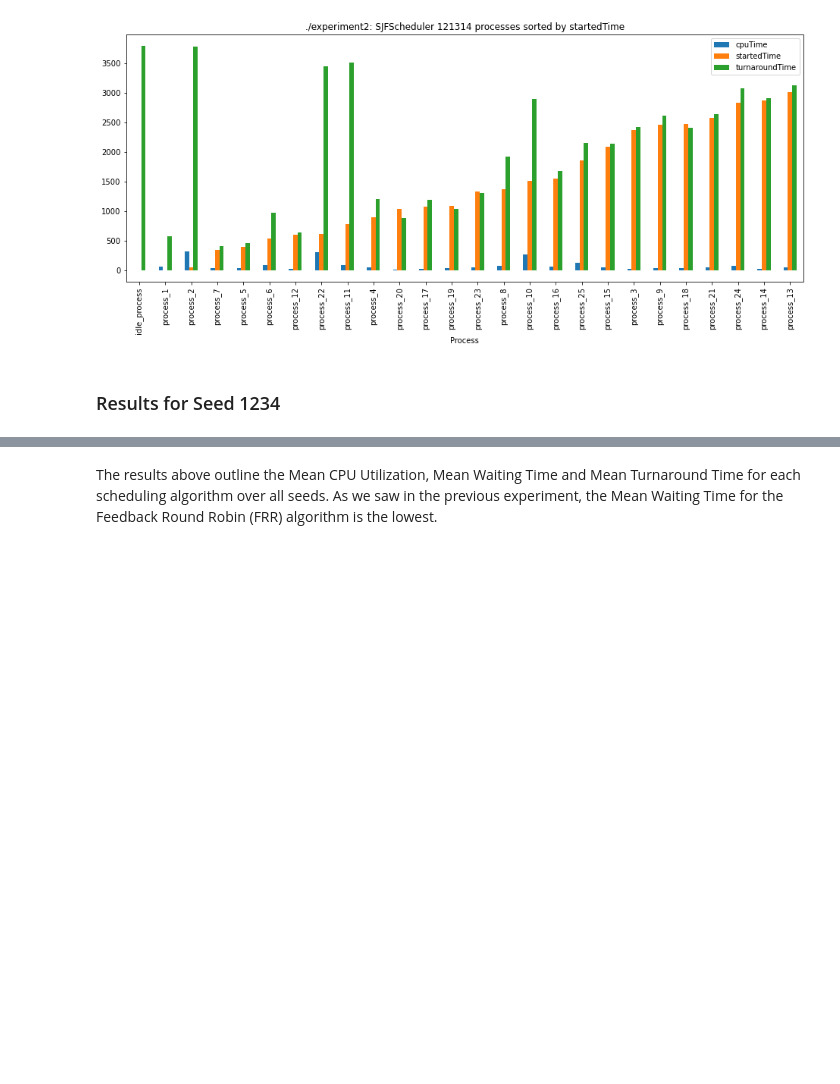
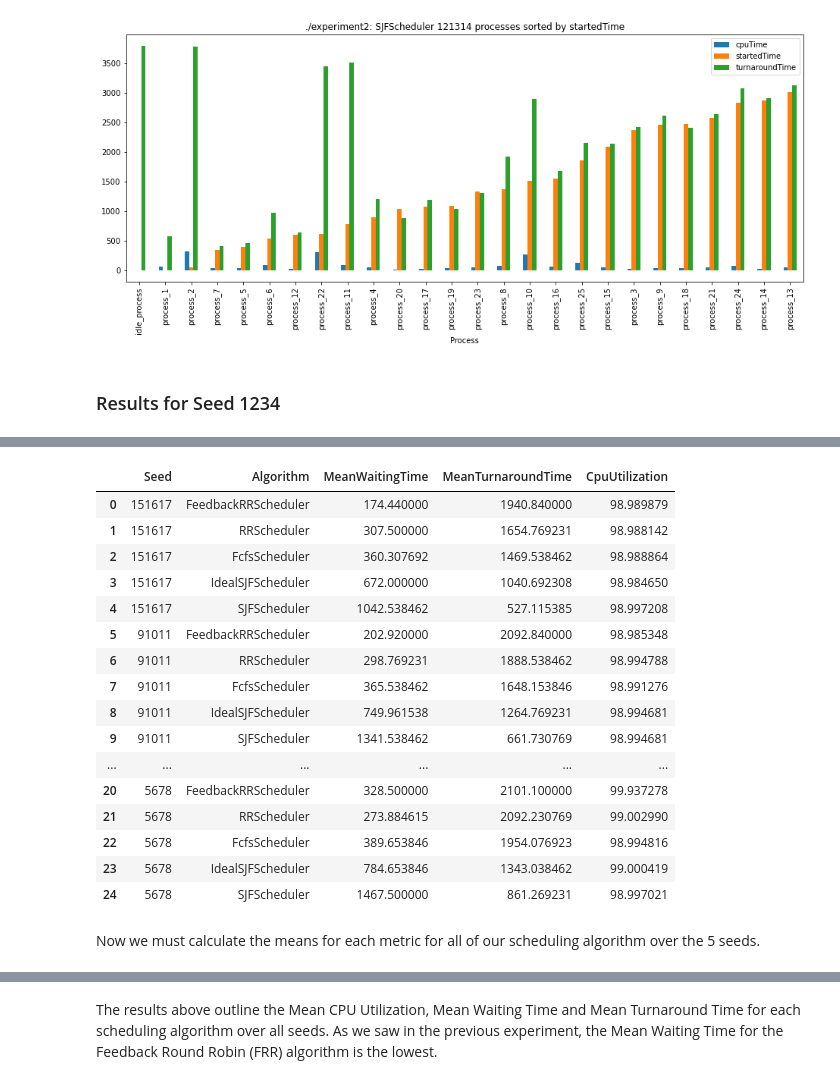
Before and after one commit to sammyhass/Operating-Systems-Coursework, a Jupyter notebook: report.ipynb, the cells around one changed output, grey strips where cells are left out. Saved outputs shown, nothing was run; the diff lists cells and outputs as text; code cells hidden in the pictures; blank space fills up the shorter version.

```diff
--- a/report.ipynb
+++ b/report.ipynb
@@ -296,3 +296,26 @@ CPU Utilization for SJFScheduler: 98.997%
+# %%
+## Results of The Experiment
+results
+# %% [output]
+|  | Seed | Algorithm | MeanWaitingTime | MeanTurnaroundTime | CpuUtilization |
+| 0 | 151617 | FeedbackRRScheduler | 174.440000 | 1940.840000 | 98.989879 |
+| 1 | 151617 | RRScheduler | 307.500000 | 1654.769231 | 98.988142 |
+| 2 | 151617 | FcfsScheduler | 360.307692 | 1469.538462 | 98.988864 |
+| 3 | 151617 | IdealSJFScheduler | 672.000000 | 1040.692308 | 98.984650 |
+| 4 | 151617 | SJFScheduler | 1042.538462 | 527.115385 | 98.997208 |
+| 5 | 91011 | FeedbackRRScheduler | 202.920000 | 2092.840000 | 98.985348 |
+| 6 | 91011 | RRScheduler | 298.769231 | 1888.538462 | 98.994788 |
+| 7 | 91011 | FcfsScheduler | 365.538462 | 1648.153846 | 98.991276 |
+| 8 | 91011 | IdealSJFScheduler | 749.961538 | 1264.769231 | 98.994681 |
+| 9 | 91011 | SJFScheduler | 1341.538462 | 661.730769 | 98.994681 |
+| ... | ... | ... | ... | ... | ... |
+| 20 | 5678 | FeedbackRRScheduler | 328.500000 | 2101.100000 | 99.937278 |
+| 21 | 5678 | RRScheduler | 273.884615 | 2092.230769 | 99.002990 |
+| 22 | 5678 | FcfsScheduler | 389.653846 | 1954.076923 | 98.994816 |
+| 23 | 5678 | IdealSJFScheduler | 784.653846 | 1343.038462 | 99.000419 |
+| 24 | 5678 | SJFScheduler | 1467.500000 | 861.269231 | 98.997021 |
+# %% [markdown]
+Now we must calculate the means for each metric for all of our scheduling algorithm over the 5 seeds.
 # %%
 means = results.groupby(['Algorithm']).mean()
 means
```
Also changed, not shown: parts of 18 cells of this notebook, 1 other file.
